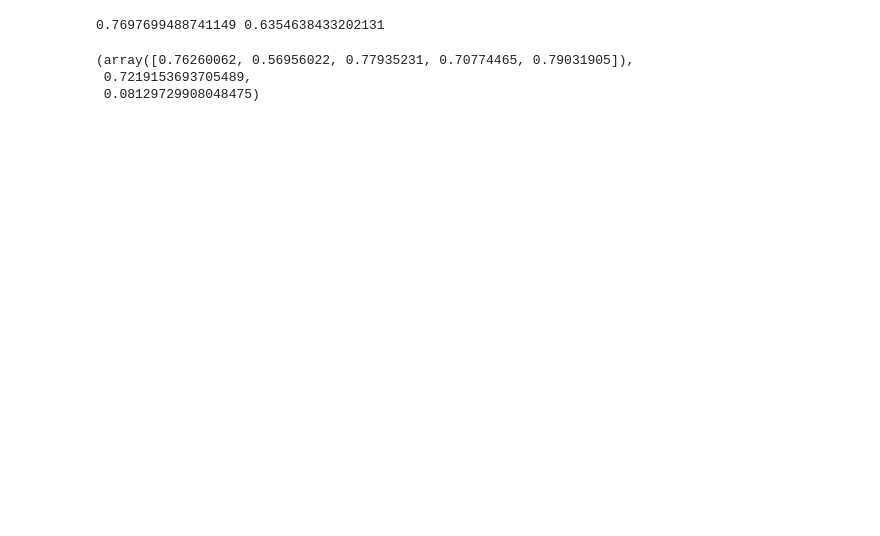
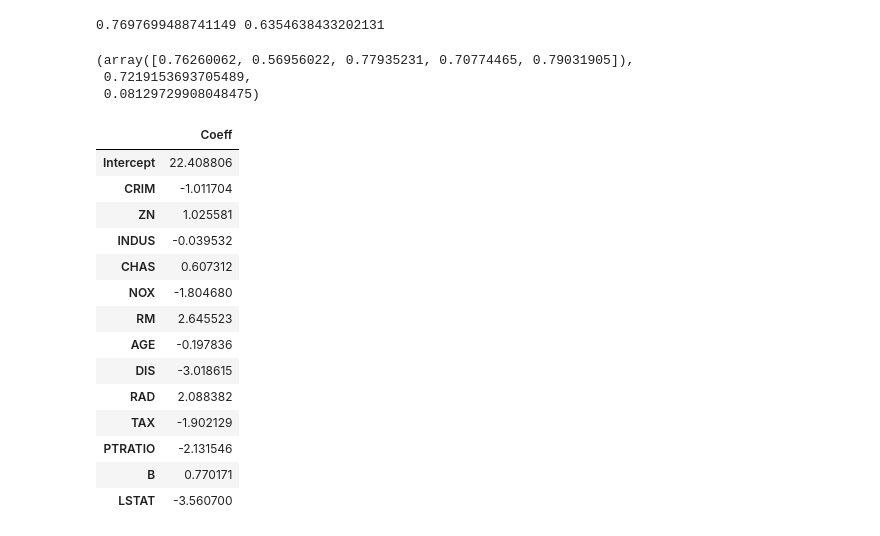
Before and after one commit to ndas1971/Misc, a Jupyter notebook: current/ml_ws.ipynb, the cells around one changed output. Drawn from its saved outputs; the diff is of its cells as text; code cells hidden in the pictures; blank space fills up the shorter version.

```diff
--- a/current/ml_ws.ipynb
+++ b/current/ml_ws.ipynb
@@ -153,5 +153,22 @@ scores,np.mean(scores), np.std(scores)
  0.7219153693705489,
  0.08129729908048475)
 # %%
-coeffs = pd.DataFrame(np.hstack(), columns=['Coeff'],
+pd.DataFrame(np.hstack((np.array(m.intercept_), m.coef_)), columns=['Coeff'],
                       index=['Intercept']+ boston.feature_names.tolist())
+#Y = 22.40 -1.011*CRIM ...
+# %% [output]
+|  | Coeff |
+| Intercept | 22.408806 |
+| CRIM | -1.011704 |
+| ZN | 1.025581 |
+| INDUS | -0.039532 |
+| CHAS | 0.607312 |
+| NOX | -1.804680 |
+| RM | 2.645523 |
+| AGE | -0.197836 |
+| DIS | -3.018615 |
+| RAD | 2.088382 |
+| TAX | -1.902129 |
+| PTRATIO | -2.131546 |
+| B | 0.770171 |
+| LSTAT | -3.560700 |
```
